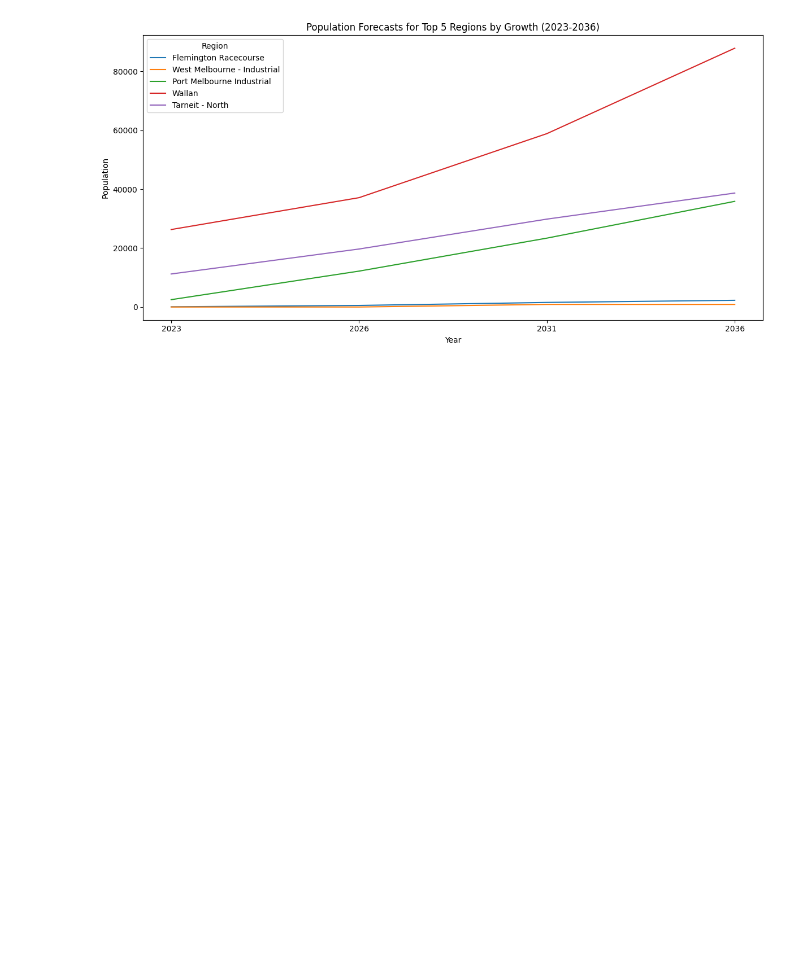
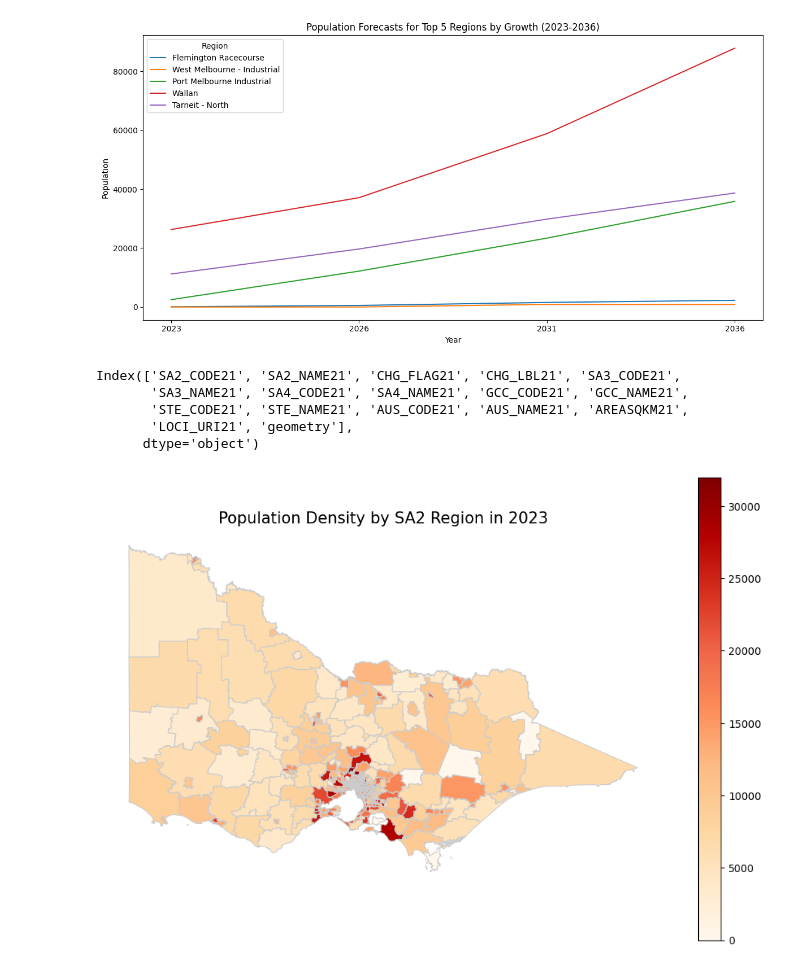
Before and after one commit to MAST30034-AppliedDataScience/project-2-group-real-estate-industry-project-1, a Jupyter notebook: notebooks/1_ABS_data/2_ABSdata_EDA.ipynb, the cells around one changed output. Drawn from its saved outputs; the diff is of its cells as text; code cells hidden in the pictures; blank space fills up the shorter version.

Commit message:
Update population EDA

```diff
--- a/notebooks/1_ABS_data/2_ABSdata_EDA.ipynb
+++ b/notebooks/1_ABS_data/2_ABSdata_EDA.ipynb
@@ -62,3 +63,52 @@ plt.tight_layout()
 plt.show()
 # %% [output]
 [figure]
+# %%
+# File path to the shapefile
+shapefile_path = '../../data/raw/ABS_SA2/SA2_2021_AUST_GDA2020.shp'
+
+# Load the SA2 shapefile using GeoPandas
+gdf = gpd.read_file(shapefile_path)
+
+# Print the column names to inspect
+print(gdf.columns)
+# %% [output]
+Index(['SA2_CODE21', 'SA2_NAME21', 'CHG_FLAG21', 'CHG_LBL21', 'SA3_CODE21',
+       'SA3_NAME21', 'SA4_CODE21', 'SA4_NAME21', 'GCC_CODE21', 'GCC_NAME21',
+       'STE_CODE21', 'STE_NAME21', 'AUS_CODE21', 'AUS_NAME21', 'AREASQKM21',
+       'LOCI_URI21', 'geometry'],
+      dtype='object')
+# %%
+# File paths
+shapefile_path = '../../data/raw/ABS_SA2/SA2_2021_AUST_GDA2020.shp'
+population_data_path = '../../data/curated/merged_population_data.csv'
+
+# Load the SA2 shapefile using GeoPandas
+gdf = gpd.read_file(shapefile_path)
+
+# Remove non-numeric entries in 'SA2_CODE21'
+gdf = gdf[gdf['SA2_CODE21'].apply(lambda x: str(x).replace('.', '', 1).isdigit())]
+
+# Convert 'SA2_CODE21' to float
+gdf['SA2_CODE21'] = gdf['SA2_CODE21'].astype(float)
+
+# Load the population data
+df_population = pd.read_csv(population_data_path)
+
+# Merge the GeoDataFrame with population data based on 'SA2 code'
+merged_gdf = gdf.merge(df_population, left_on='SA2_CODE21', right_on='SA2  code', how='left')
+
+# Set up the plot
+fig, ax = plt.subplots(1, 1, figsize=(12, 8))
+
+# Plot the map, coloring by the 2023 population column
+merged_gdf.plot(column='2023', cmap='OrRd', linewidth=0.8, ax=ax, edgecolor='0.8', legend=True)
+
+# Add title and axis off
+plt.title('Population Density by SA2 Region in 2023', fontsize=15)
+ax.set_axis_off()
+
+# Show the plot
+plt.show()
+# %% [output]
+[figure, added]
```
Also changed, not shown: parts of 2 cells of this notebook.
